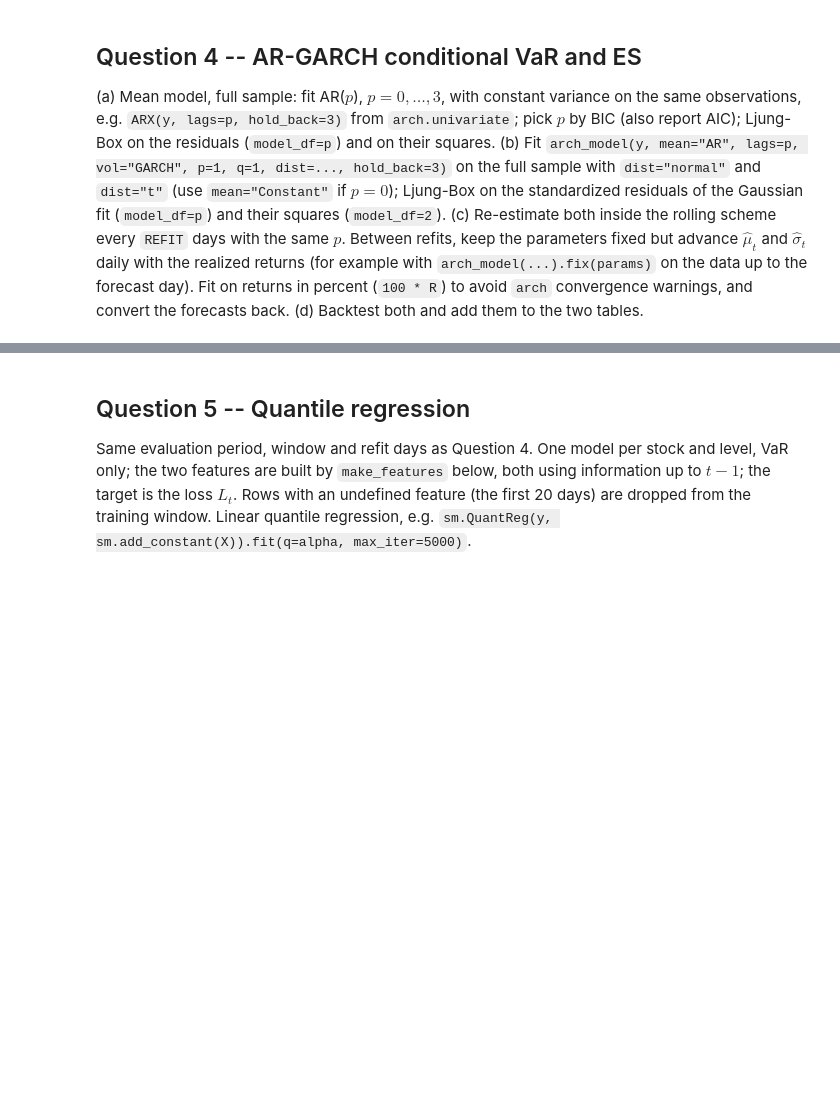
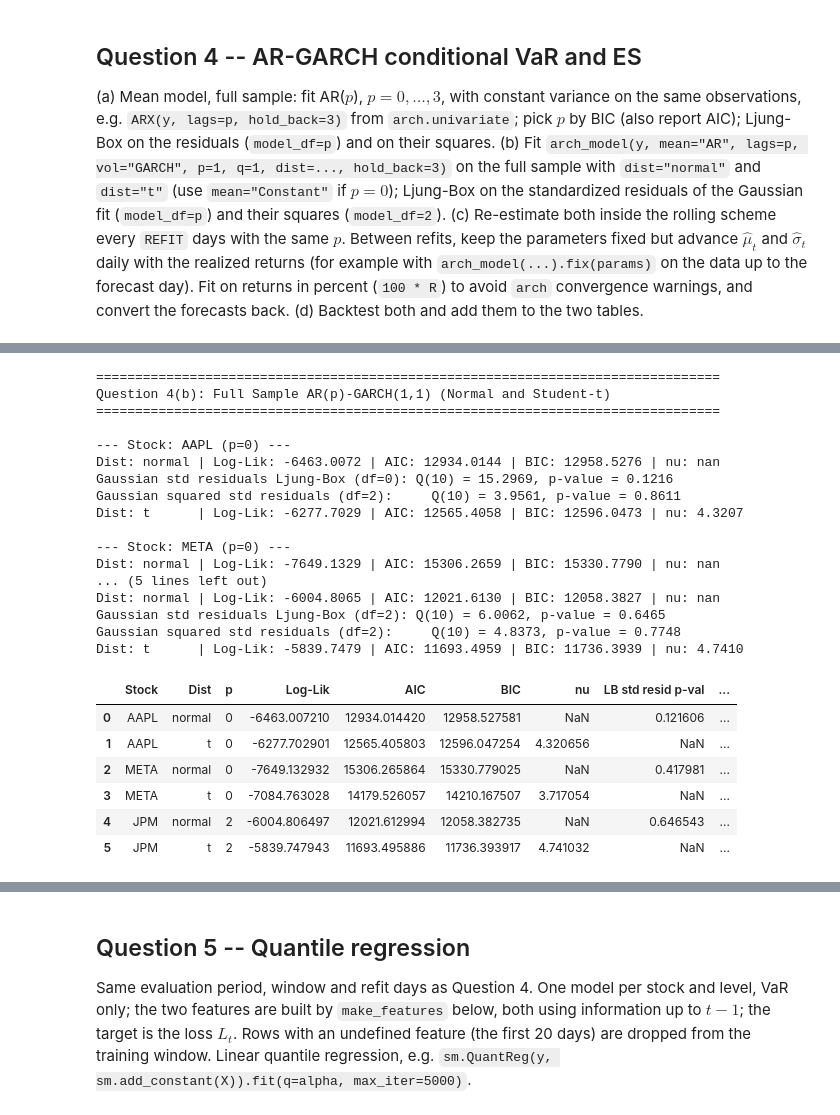
Before and after one commit to AaravKDesai/QRM_Project, a Jupyter notebook: Project_template.ipynb, the cells around one changed output, grey strips where cells are left out. Saved outputs shown, nothing was run; the diff lists cells and outputs as text; code cells hidden in the pictures; blank space fills up the shorter version.

```diff
--- a/Project_template.ipynb
+++ b/Project_template.ipynb
@@ -126,0 +335,78 @@ from arch import arch_model
+# %%
+# Question 4(b): Full sample AR(p)-GARCH(1,1) with Normal and Student-t
+from arch import arch_model
+
+print("=" * 80)
+print("Question 4(b): Full Sample AR(p)-GARCH(1,1) (Normal and Student-t)")
+print("=" * 80)
+
+full_garch_models = {}
+garch_summary_rows = []
+
+for ticker in TICKERS:
+    p = best_p[ticker]
+    y = 100 * returns[ticker]
+    mean_spec = "AR" if p > 0 else "Constant"
+    lags_spec = list(range(1, p + 1)) if p > 0 else None
+
+    print(f"\n--- Stock: {ticker} (p={p}) ---")
+    for dist in ["normal", "t"]:
+        am = arch_model(y, mean=mean_spec, lags=lags_spec, vol="GARCH", p=1, q=1, dist=dist, hold_back=3)
+        res = am.fit(disp="off")
+        full_garch_models[(ticker, dist)] = res
+
+        nu_val = res.params.get("nu", np.nan)
+        print(f"Dist: {dist:<6} | Log-Lik: {res.loglikelihood:10.4f} | AIC: {res.aic:10.4f} | BIC: {res.bic:10.4f} | nu: {nu_val:.4f}")
+
+        # Ljung-Box on standardized residuals of the Gaussian fit (model_df=p) and their squares (model_df=2)
+        if dist == "normal":
+            std_resid = res.std_resid.dropna()
+            lb_std = acorr_ljungbox(std_resid, lags=[LB_LAGS], model_df=p)
+            lb_std_sq = acorr_ljungbox(std_resid**2, lags=[LB_LAGS], model_df=2)
+
+            stat_std = lb_std["lb_stat"].values[0]
+            pval_std = lb_std["lb_pvalue"].values[0]
+            stat_std_sq = lb_std_sq["lb_stat"].values[0]
+            pval_std_sq = lb_std_sq["lb_pvalue"].values[0]
+
+            print(f"Gaussian std residuals Ljung-Box (df={p}): Q({LB_LAGS}) = {stat_std:.4f}, p-value = {pval_std:.4f}")
+            print(f"Gaussian squared std residuals (df=2):     Q({LB_LAGS}) = {stat_std_sq:.4f}, p-value = {pval_std_sq:.4f}")
+
+            garch_summary_rows.append({
+                "Stock": ticker, "Dist": dist, "p": p,
+                "Log-Lik": res.loglikelihood, "AIC": res.aic, "BIC": res.bic, "nu": np.nan,
+                "LB std resid p-val": pval_std, "LB std resid^2 p-val": pval_std_sq,
+            })
+        else:
+            garch_summary_rows.append({
+                "Stock": ticker, "Dist": dist, "p": p,
+                "Log-Lik": res.loglikelihood, "AIC": res.aic, "BIC": res.bic, "nu": nu_val,
+                "LB std resid p-val": np.nan, "LB std resid^2 p-val": np.nan,
+            })
+
+display(pd.DataFrame(garch_summary_rows))
+# %% [output]
+================================================================================
+Question 4(b): Full Sample AR(p)-GARCH(1,1) (Normal and Student-t)
+================================================================================
+
+--- Stock: AAPL (p=0) ---
+Dist: normal | Log-Lik: -6463.0072 | AIC: 12934.0144 | BIC: 12958.5276 | nu: nan
+Gaussian std residuals Ljung-Box (df=0): Q(10) = 15.2969, p-value = 0.1216
+Gaussian squared std residuals (df=2):     Q(10) = 3.9561, p-value = 0.8611
+Dist: t      | Log-Lik: -6277.7029 | AIC: 12565.4058 | BIC: 12596.0473 | nu: 4.3207
+
+--- Stock: META (p=0) ---
+Dist: normal | Log-Lik: -7649.1329 | AIC: 15306.2659 | BIC: 15330.7790 | nu: nan
+... (5 lines left out)
+Dist: normal | Log-Lik: -6004.8065 | AIC: 12021.6130 | BIC: 12058.3827 | nu: nan
+Gaussian std residuals Ljung-Box (df=2): Q(10) = 6.0062, p-value = 0.6465
+Gaussian squared std residuals (df=2):     Q(10) = 4.8373, p-value = 0.7748
+Dist: t      | Log-Lik: -5839.7479 | AIC: 11693.4959 | BIC: 11736.3939 | nu: 4.7410
+|  | Stock | Dist | p | Log-Lik | AIC | BIC | nu | LB std resid p-val | ... |
+| 0 | AAPL | normal | 0 | -6463.007210 | 12934.014420 | 12958.527581 | NaN | 0.121606 | ... |
+| 1 | AAPL | t | 0 | -6277.702901 | 12565.405803 | 12596.047254 | 4.320656 | NaN | ... |
+| 2 | META | normal | 0 | -7649.132932 | 15306.265864 | 15330.779025 | NaN | 0.417981 | ... |
+| 3 | META | t | 0 | -7084.763028 | 14179.526057 | 14210.167507 | 3.717054 | NaN | ... |
+| 4 | JPM | normal | 2 | -6004.806497 | 12021.612994 | 12058.382735 | NaN | 0.646543 | ... |
+| 5 | JPM | t | 2 | -5839.747943 | 11693.495886 | 11736.393917 | 4.741032 | NaN | ... |
```
Also changed, not shown: parts of 8 cells of this notebook.
